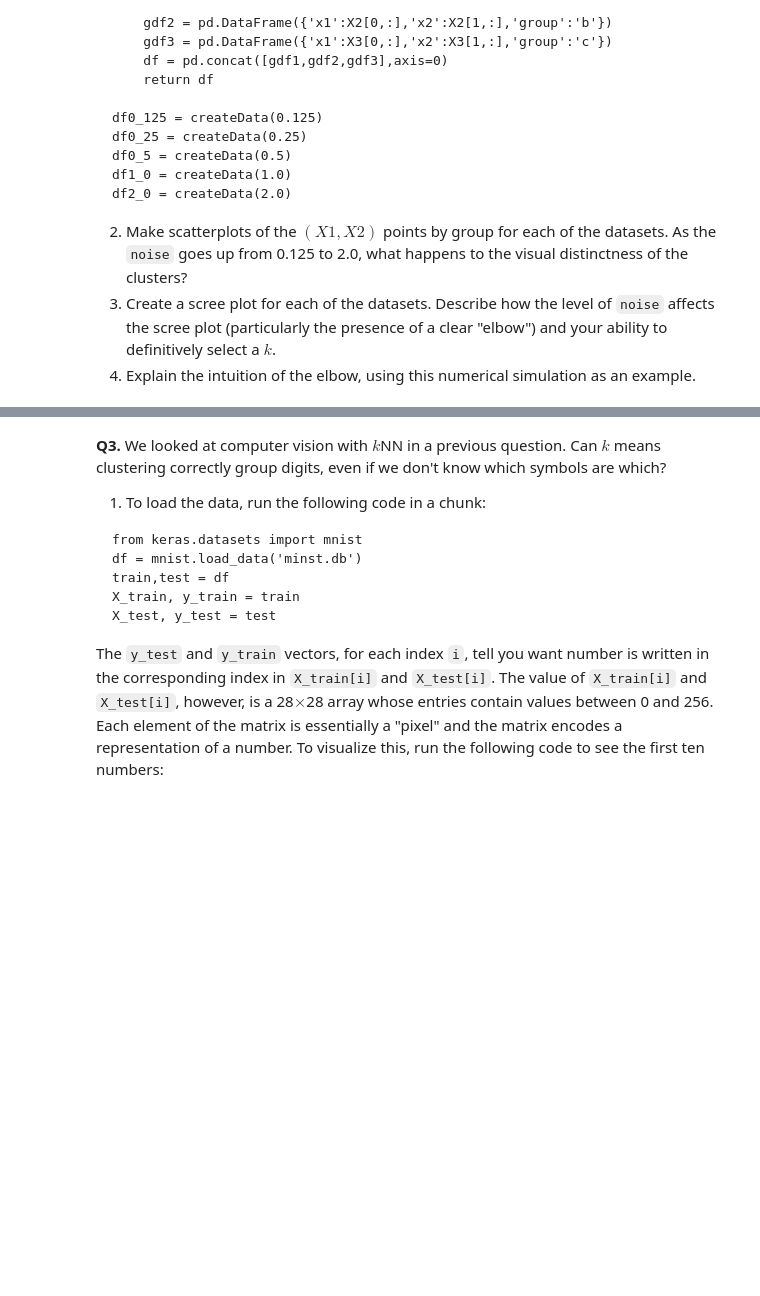
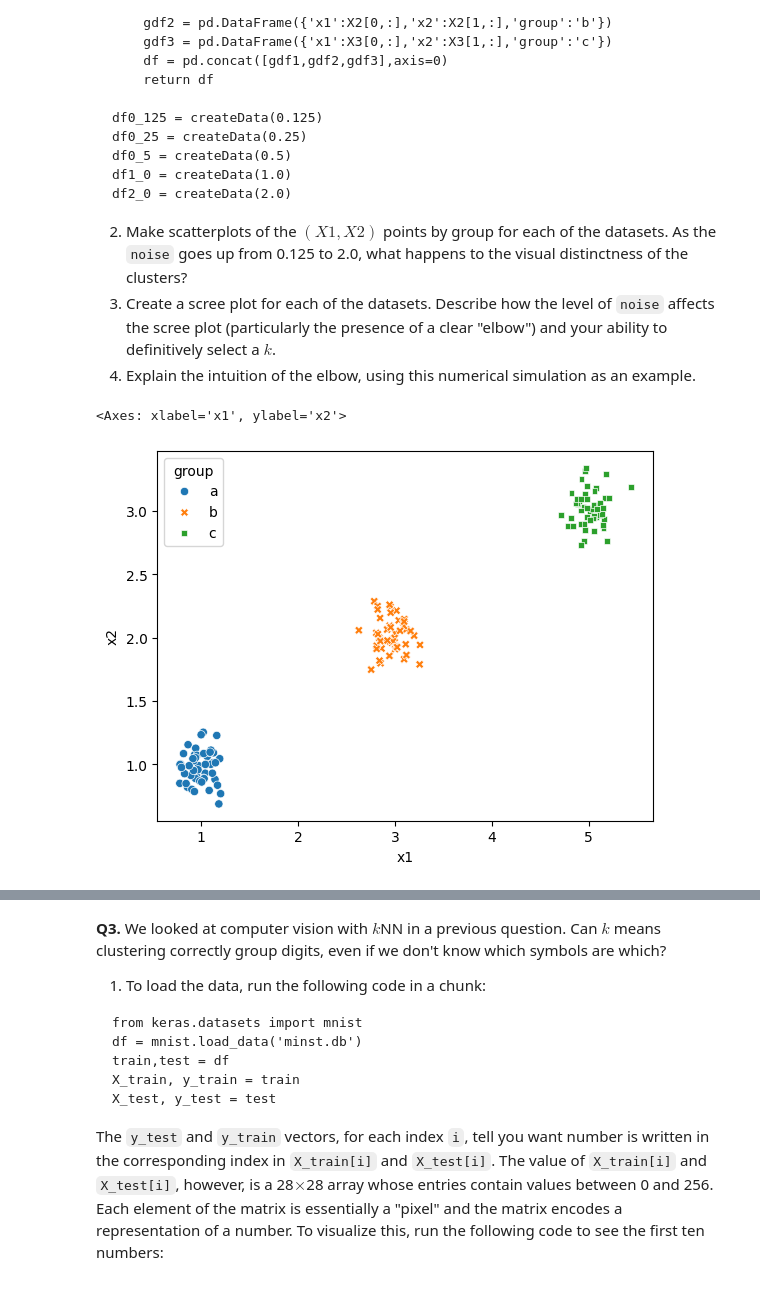
Before and after one commit to gckang/kmc, a Jupyter notebook: assignment_kmc.ipynb, the cells around one changed output, grey strips where cells are left out. Saved outputs shown, nothing was run; the diff lists cells and outputs as text; code cells hidden in the pictures; blank space fills up the shorter version.

```diff
--- a/assignment_kmc.ipynb
+++ b/assignment_kmc.ipynb
@@ -219,5 +219,10 @@ df1_0 = createData(1.0)
 df2_0 = createData(2.0)
 # %%
 """
-2. Make scatterplots of the $(X1,X2)$ points by group for each of the datasets. As the `noise` goes up from 0.125 to 2.0, what happens to the visual distinctness of the clusters?
+2. Make scatterplots of the $(X1,X2)$ points by group for each of the datasets.
+As the `noise` goes up from 0.125 to 2.0, what happens to the visual distinctness of the clusters?
 """
+sns.scatterplot(data=df0_125,x='x1',y='x2',hue='group',style='group')
+# %% [output]
+<Axes: xlabel='x1', ylabel='x2'>
+[figure, added]
```
Also changed, not shown: parts of 12 cells of this notebook.
